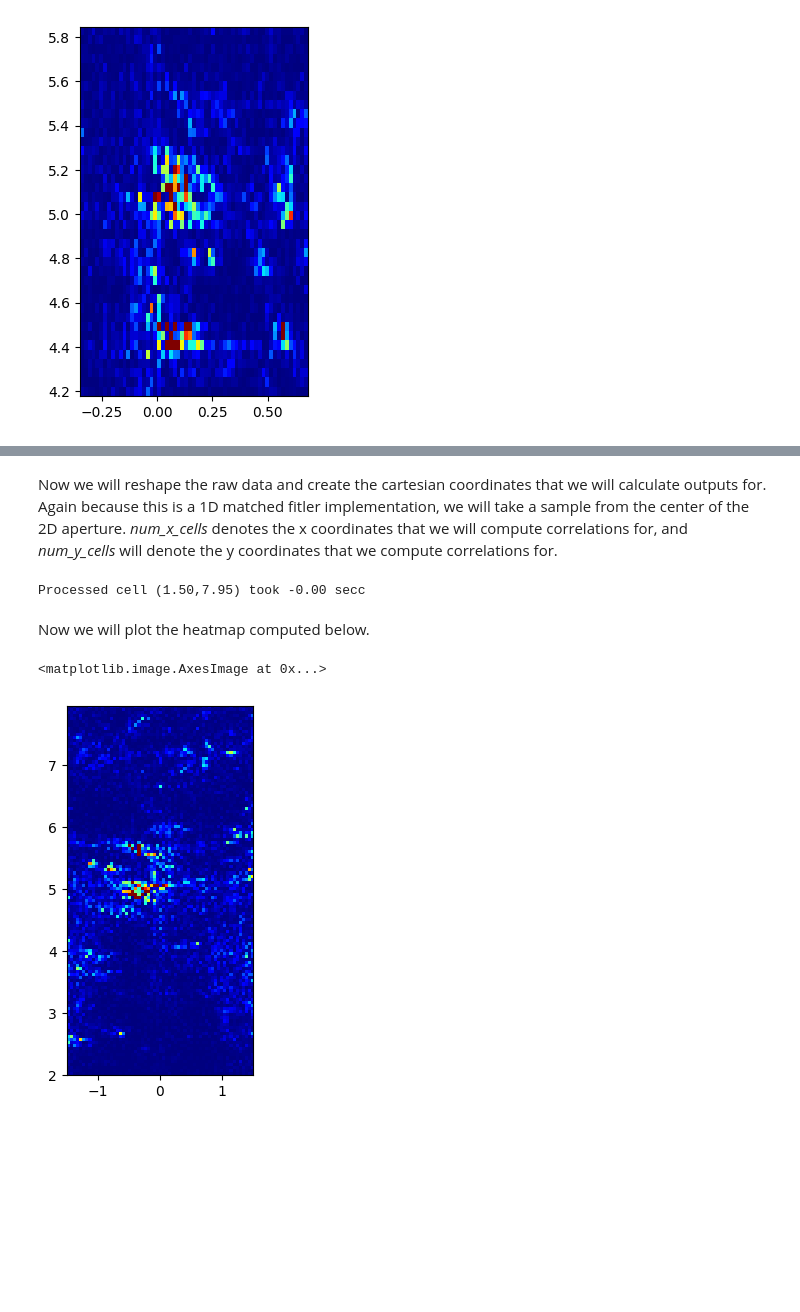
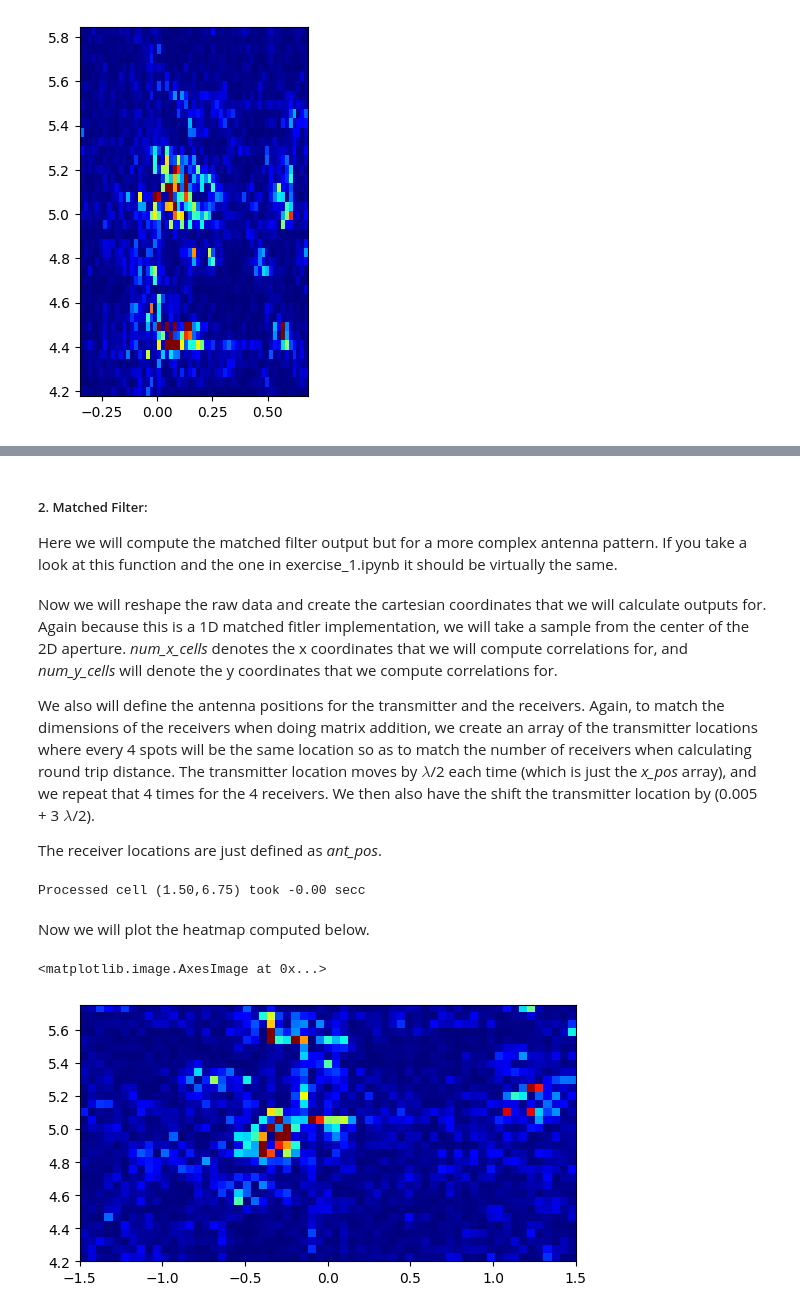
Before and after one commit to hailanzs/comm-proj-radar, a Jupyter notebook: exercise_2.ipynb, the cells around one changed output, grey strips where cells are left out. Drawn from its saved outputs; the diff is of its cells as text; code cells hidden in the pictures; blank space fills up the shorter version.

```diff
--- a/exercise_2.ipynb
+++ b/exercise_2.ipynb
@@ -35,8 +39,14 @@ The radar is moved along the x-axis 80 times, each time moving by a distance $\l
 # %%
 # define the antenna spacing
 lm = 3e8/77e9 # define lambda for the antenna spacing
-rx_pos = np.reshape(np.arange(1,5,dtype=float),(-1,1))
-x_pos = -(np.reshape(np.arange(1,81,dtype=float),(-1,1)) * lm  / 2)
-ant_pos = np.reshape(rx_pos.T * x_pos ,(-1,1))
-ant_pos = ant_pos - ant_pos[0]
-x_pos = x_pos - x_pos[0]
+
+# this is the receiver positions
+rx_pos = np.reshape(np.arange(1,5,dtype=float),(-1,1)) * lm / 2
+
+# this is the locations of the locations of the radar (we are moving it by lambda)
+x_pos = -(np.reshape(np.arange(1,81,dtype=float),(-1,1))) * lm
+
+# antenna positions for all receivers in the entire scan. /lm so that we don't have two factors of lm when we multiply them
+ant_pos = np.reshape(rx_pos.T * x_pos/lm,(-1,1))
+ant_pos = ant_pos - ant_pos[0] # make sure first location is 0
+x_pos = x_pos - x_pos[0] # make sure first location is 0
@@ -119,3 +162,6 @@ Please see the lectures for more details on Matched Filter.
+# %% [markdown]
+<h5> 2. Matched Filter:</h5>
+Here we will compute the matched filter output but for a more complex antenna pattern. If you take a look at this function and the one in exercise_1.ipynb it should be virtually the same.
 # %%
 ######## 1D Imaging in Cartesian #############
 def matched_filter_1d(raw_data_1d, num_x_cells, num_y_cells, x_radar_tx, x_radar_rx):
@@ -159,28 +205,31 @@ def matched_filter_1d(raw_data_1d, num_x_cells, num_y_cells, x_radar_tx, x_radar
 # %% [markdown]
 Now we will reshape the raw data and create the cartesian coordinates that we will calculate outputs for.
 Again because this is a 1D matched fitler implementation, we will take a sample from the center of the 2D aperture. *num_x_cells* denotes the x coordinates that we will compute correlations for, and *num_y_cells* will denote the y coordinates that we compute correlations for.
+
+We also will define the antenna positions for the transmitter and the receivers. Again, to match the dimensions of the receivers when doing matrix addition, we create an array of the transmitter locations where every 4 spots will be the same location so as to match the number of receivers when calculating round trip distance. The transmitter location moves by $\lambda$/2 each time (which is just the *x_pos* array), and we repeat that 4 times for the 4 receivers. We then also have the shift the transmitter location by (0.005 + 3 $\lambda$/2).
+
+The receiver locations are just defined as *ant_pos*.
 # %%
-X = np.squeeze(raw_data[:,100,:,:,:]) # for matched filter we use the raw data directly!
+X = np.squeeze(raw_data[:,0,:,:,:]) # for matched filter we use the raw data directly!
 X = np.reshape(X,(-1,adc_samples))
 
 num_x_cells = np.arange(-1.5,1.5+0.025,0.05)
-num_y_cells = np.arange(2,8,0.05)
+num_y_cells = np.arange(4.2,6.8,0.05)
 
 x_radar_tx = np.reshape(np.repeat(x_pos,4),(-1,1)) - 0.005 - 3 * lm / 2
 x_radar_rx = ant_pos
-# print(x_radar_rx)
 
 # print(x_pos)
 MF_output = matched_filter_1d(X, num_x_cells, num_y_cells, x_radar_tx, x_radar_rx)
 # %% [output]
-Processed cell (1.50,7.95) took -0.00 secc
+Processed cell (1.50,6.75) took -0.00 secc
 # %% [markdown]
 Now we will plot the heatmap computed below.
 # %%
 to_plot = MF_output
 to_plot = to_plot/np.max(np.reshape(to_plot,(1,-1)))
 to_plot = to_plot[:,:]**2
-plt.imshow(abs((to_plot).T), extent=[num_x_cells[0], num_x_cells[-1], num_y_cells[0], num_y_cells[-1]],cmap = 'jet',  vmin=0, vmax=0.5) # this is giving the y axis in meters, and x axis in angles
+plt.imshow(abs((to_plot).T), extent=[num_x_cells[0], num_x_cells[-1], num_y_cells[0], num_y_cells[-1]],cmap = 'jet',  vmin=0, vmax=0.3) # this is giving the y axis in meters, and x axis in angles
 # %% [output]
 <matplotlib.image.AxesImage at 0x...>
-[figure, old version]
+[figure, new version]
```
Also changed, not shown: parts of 10 cells of this notebook, 2 other files.
